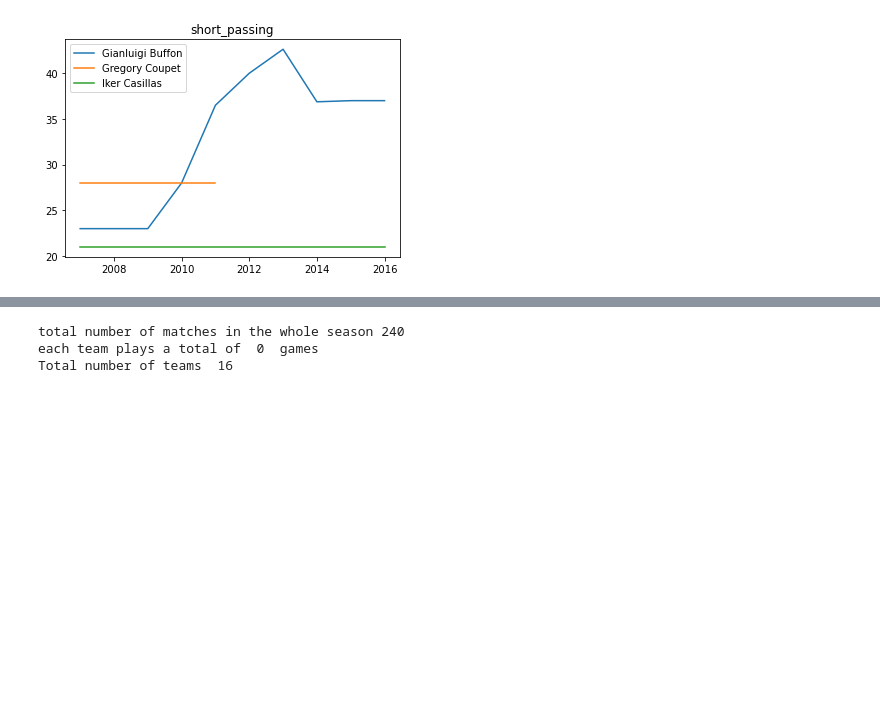
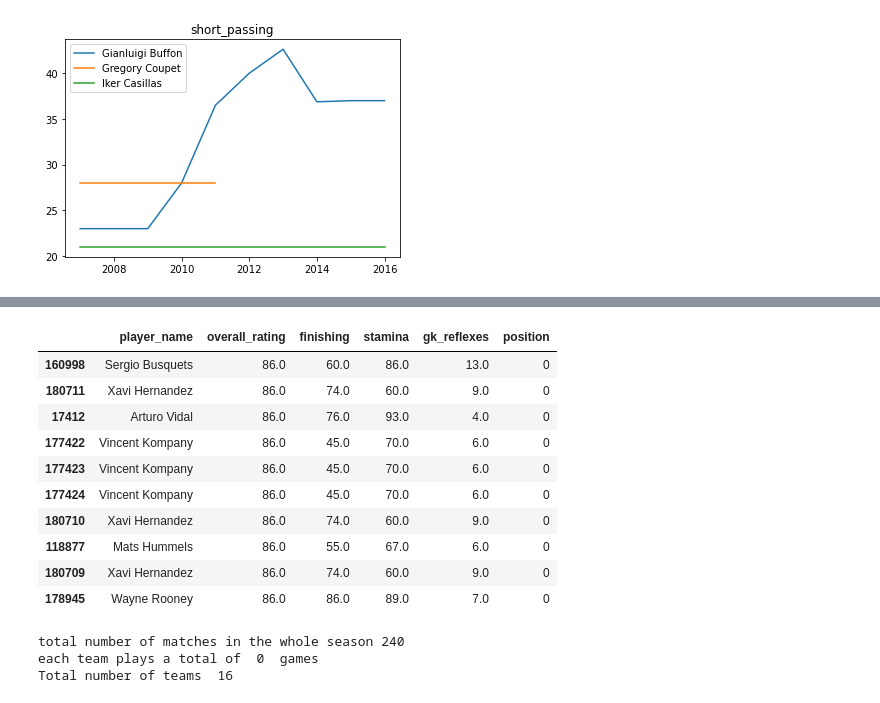
Before and after one commit to mamerchandmedi/Field_positions_classification, a Jupyter notebook: SQL_ADV.ipynb, the cells around one changed output, grey strips where cells are left out. Drawn from its saved outputs; the diff is of its cells as text; code cells hidden in the pictures; blank space fills up the shorter version.

```diff
--- a/SQL_ADV.ipynb
+++ b/SQL_ADV.ipynb
@@ -328,3 +325,32 @@ df[df.player_name=="Ashley Young"]
+# %%
+df=players_all_data.sort_values("year")
+df=df[df.year==year]
+features = ["player_name","overall_rating",'finishing', "stamina",'gk_reflexes']
+
+df=df[features].dropna()
+df["position"]=list(labels)
+df=df.sort_values("overall_rating",ascending=False)
+
+midfield, striker,defense, goali=0,3,2,1
+
+
+df[df.position==midfield].iloc[40:50]
+
+#df[df.player_name=="Ashley Young"]
+
+#df[df.player_name=="Ashley Young"]
+# %% [output]
+|  | player_name | overall_rating | finishing | stamina | gk_reflexes | position |
+| 160998 | Sergio Busquets | 86.0 | 60.0 | 86.0 | 13.0 | 0 |
+| 180711 | Xavi Hernandez | 86.0 | 74.0 | 60.0 | 9.0 | 0 |
+| 17412 | Arturo Vidal | 86.0 | 76.0 | 93.0 | 4.0 | 0 |
+| 177422 | Vincent Kompany | 86.0 | 45.0 | 70.0 | 6.0 | 0 |
+| 177423 | Vincent Kompany | 86.0 | 45.0 | 70.0 | 6.0 | 0 |
+| 177424 | Vincent Kompany | 86.0 | 45.0 | 70.0 | 6.0 | 0 |
+| 180710 | Xavi Hernandez | 86.0 | 74.0 | 60.0 | 9.0 | 0 |
+| 118877 | Mats Hummels | 86.0 | 55.0 | 67.0 | 6.0 | 0 |
+| 180709 | Xavi Hernandez | 86.0 | 74.0 | 60.0 | 9.0 | 0 |
+| 178945 | Wayne Rooney | 86.0 | 86.0 | 89.0 | 7.0 | 0 |
 # %%
 ## Select country and display all available seasons
 country_name="Italy"
```
Also changed, not shown: parts of 26 cells of this notebook.
